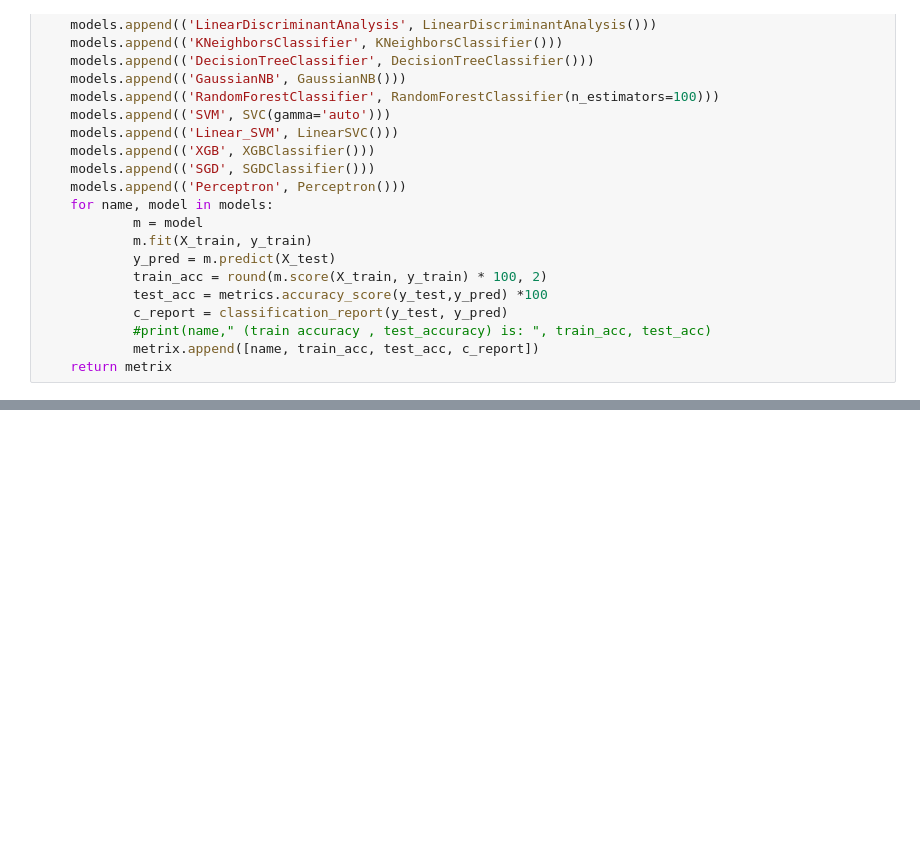
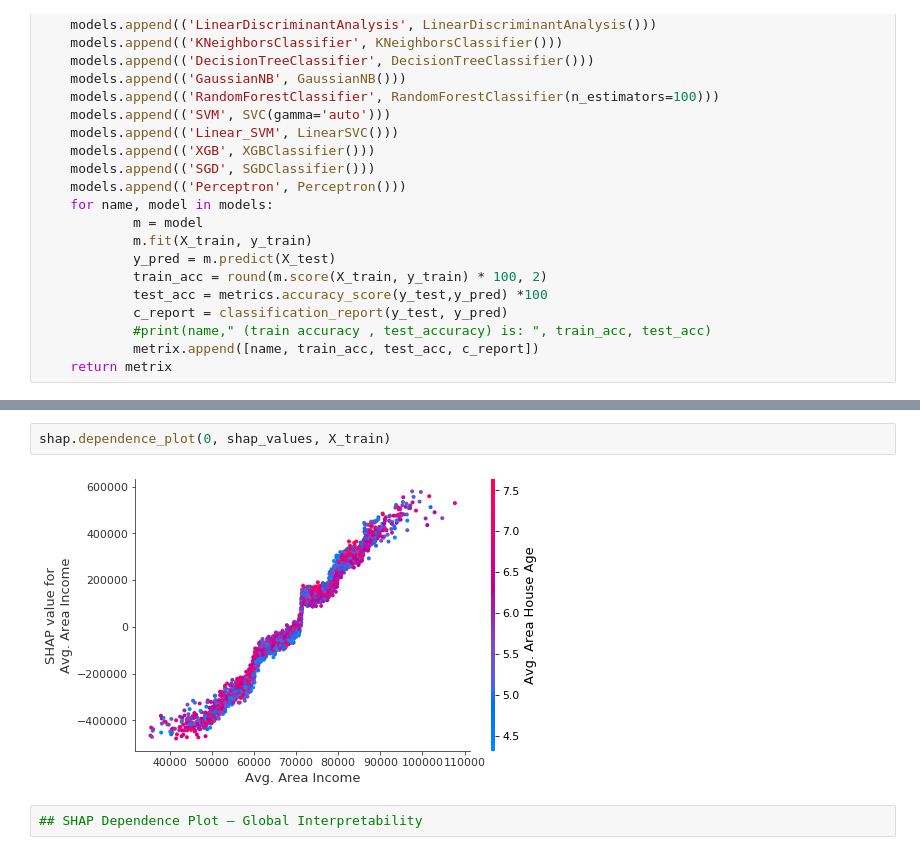
Before and after one commit to dasarisasidhar/Automate-ML-Modeling, a Jupyter notebook: Experimental Things.ipynb, the cells around one changed output, grey strips where cells are left out. Cells and saved outputs as stored; diff of their text form; blank space fills up the shorter version.

```diff
--- a/Experimental Things.ipynb
+++ b/Experimental Things.ipynb
@@ -146,0 +327,6 @@ Perceptron  (train accuracy , test_accuracy) is:  11.02 9.375
+# %%
+shap.dependence_plot(0, shap_values, X_train)
+# %% [output]
+[figure, added]
+# %%
+## SHAP Dependence Plot — Global Interpretability
```
Also changed, not shown: parts of 32 cells of this notebook.
